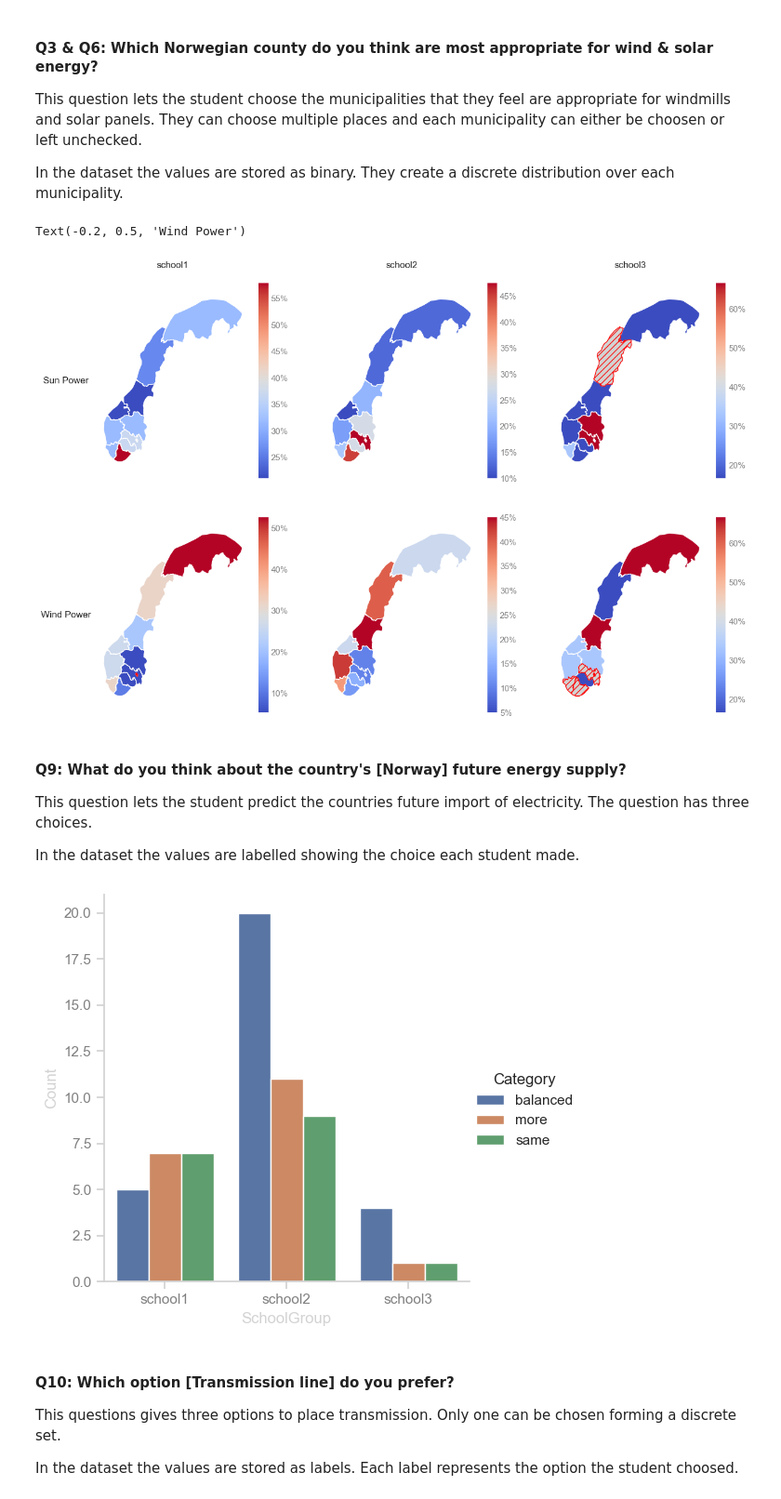
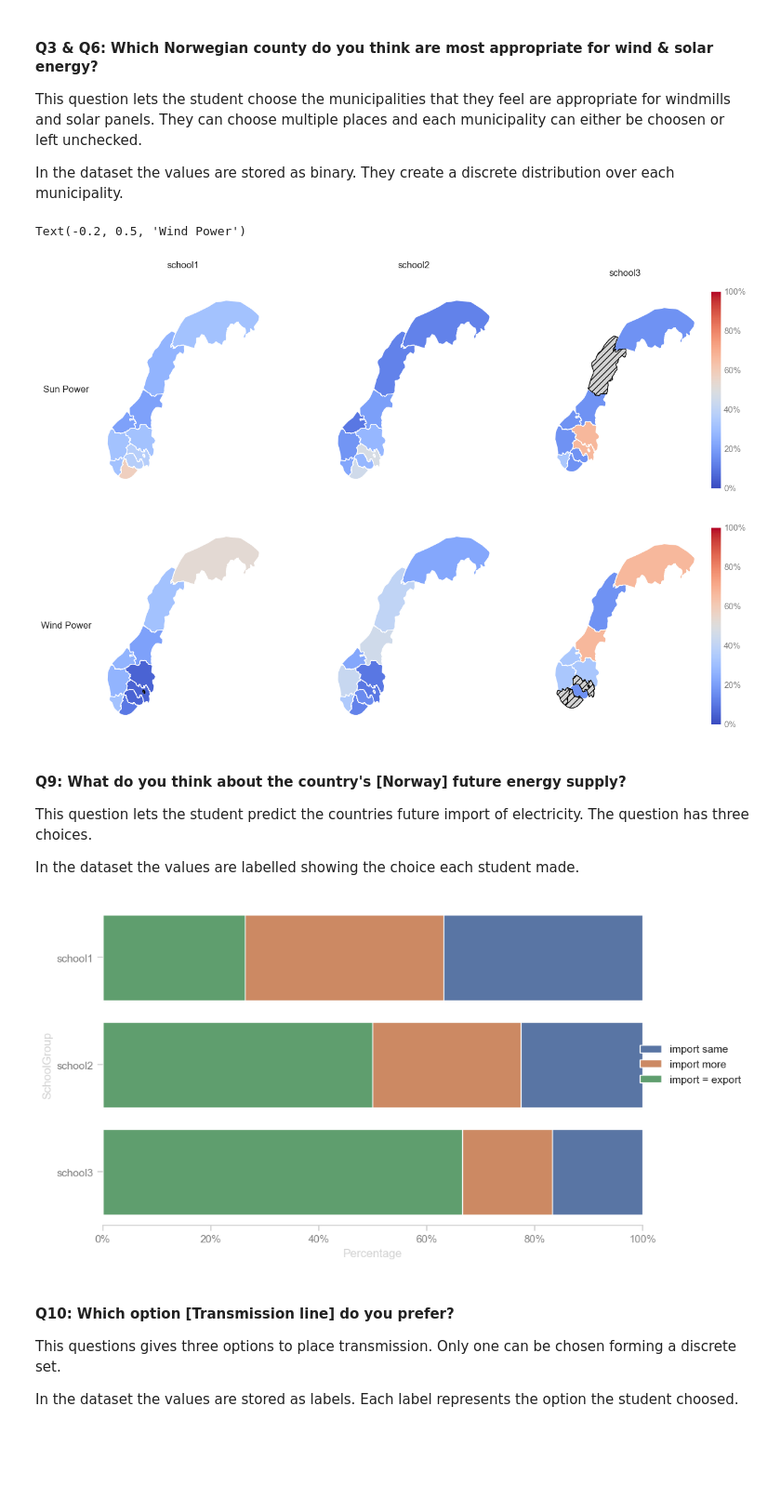
Before and after one commit to JavedMS/Mapping_Workshops_EFF, a Jupyter notebook: final.ipynb, the cells around one changed output. Shown at 93% size. Drawn from its saved outputs; the diff is of its cells as text; code cells hidden in the pictures; blank space fills up the shorter version.

```diff
--- a/final.ipynb
+++ b/final.ipynb
@@ -271,7 +246,10 @@ schools = ["school1", "school2", "school3"]
 for i, school in enumerate(schools):
     school_df = df[df["sub"] == school]
     com = get_geo(school_df.iloc[:, 1:])
-    geo_plot(com, fig, ax[0][i])
+    if i == (len(schools) - 1):
+        geo_plot(com, fig, ax[0][i], legend = True)
+    else:
+        geo_plot(com, fig, ax[0][i], legend = False)
     ax[0][i].set_title(school, pad = 30)
 
 # Wind data
@@ -285,43 +263,49 @@ df.columns = [col[1] for col in df.columns]
 for i, school in enumerate(schools):
     school_df = df[df["sub"] == school]
     com = get_geo(school_df.iloc[:, 1:])
-    geo_plot(com, fig, ax[1][i])
-    #ax[1][i].set_title(school)
+    if i == (len(schools) - 1):
+        geo_plot(com, fig, ax[1][i], legend = True)
+    else:
+        geo_plot(com, fig, ax[1][i], legend = False)
 
 # Adding row titles
 ax[0][0].text(-0.2, 0.5, 'Sun Power', va='center', ha='center', rotation='horizontal', transform=ax[0][0].transAxes)
 ax[1][0].text(-0.2, 0.5, 'Wind Power', va='center', ha='center', rotation='horizontal', transform=ax[1][0].transAxes)
 # %% [output]
 Text(-0.2, 0.5, 'Wind Power')
-[figure, old version]
+[figure, new version]
 # %% [markdown]
 #### Q9: What do you think about the country's [Norway] future energy supply?
 This question lets the student predict the countries future import of electricity. The question has three choices.
 
 In the dataset the values are labelled showing the choice each student made.
 # %%
-# TODO: Add code to visualize the question
-# TODO: Add code to visualize the question
-# TODO: Find a fitting graph
-import seaborn as sns
-df = data.drop(columns = [("opinions", "sub")])
+# TODO: copy Sharhzads format :)
+
+import pandas as pd
+
 column = "importOutlook"
-df = df.groupby([("date","sub"), (column, "sub")]).sum().reset_index()
+df = data.drop(columns=[("opinions", "sub")]) # Drop values with non-linear values
+df = df.groupby([("date", "sub"), (column, "sub")]).sum().reset_index()
 
 old_values = df[('date', 'sub')].unique()
 new_values = ["school1", "school2", "school3"]
 
-[df[('date', 'sub')].replace(old,new, inplace = True) for old, new in zip(old_values, new_values)]
-df
-df_sum = df[[(column,c) for c in df[column].columns[1:]]].sum(axis = 1)
+[df[('date', 'sub')].replace(old, new, inplace=True) for old, new in zip(old_values, new_values)]
+df_sum = df[[(column, c) for c in df[column].columns[1:]]].sum(axis=1)
 df = df[[("date", "sub"), (column, "sub")]]
 df.columns = [col[0] for col in df.columns]
 
-df = pd.concat([df,df_sum], axis = 1)
+df = pd.concat([df, df_sum], axis=1)
 df.columns = ["SchoolGroup", "Category", "Count"]
-ax = sns.catplot(df, x = "SchoolGroup", y = "Count", hue = "Category", kind = "bar")
+
+rename_dict = {"balanced" : "import = export", "more" : "import more", "same" : "import same"}
+df['Category'].replace(rename_dict, inplace=True)
+
+fig, ax = stacked_barh(df, groups = "SchoolGroup", subgroups="Category")
+add_title(fig, "What do you think about Norways future energy supply?", "The answers are grouped per school")
 # %% [output]
-[figure, old version]
+[figure, new version]
 # %% [markdown]
 #### Q10: Which option [Transmission line] do you prefer?
 This questions gives three options to place transmission. Only one can be chosen forming a discrete set.
```
Also changed, not shown: parts of 11 cells of this notebook, 3 other files.
